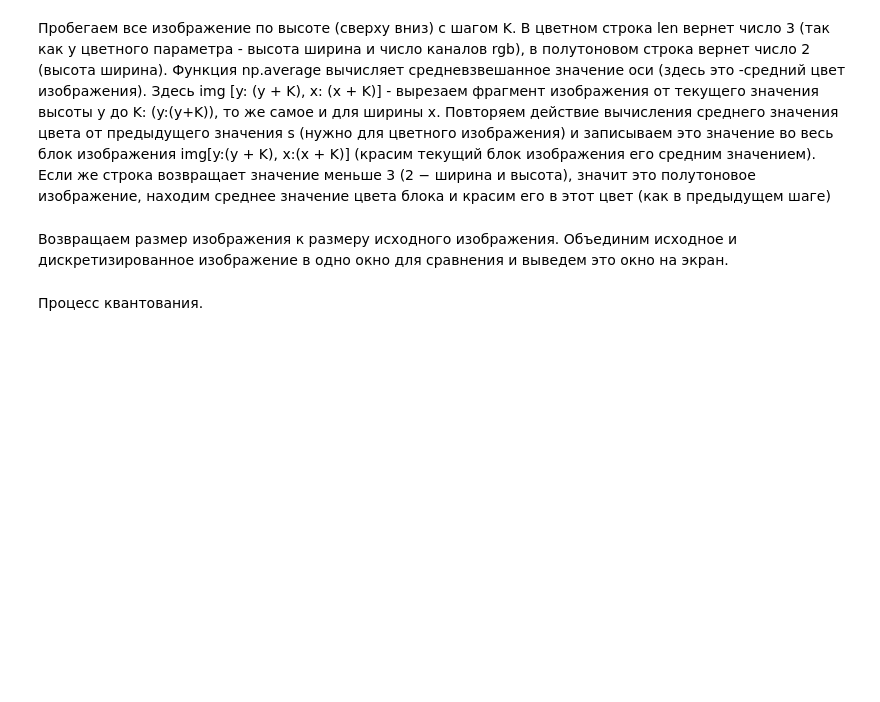
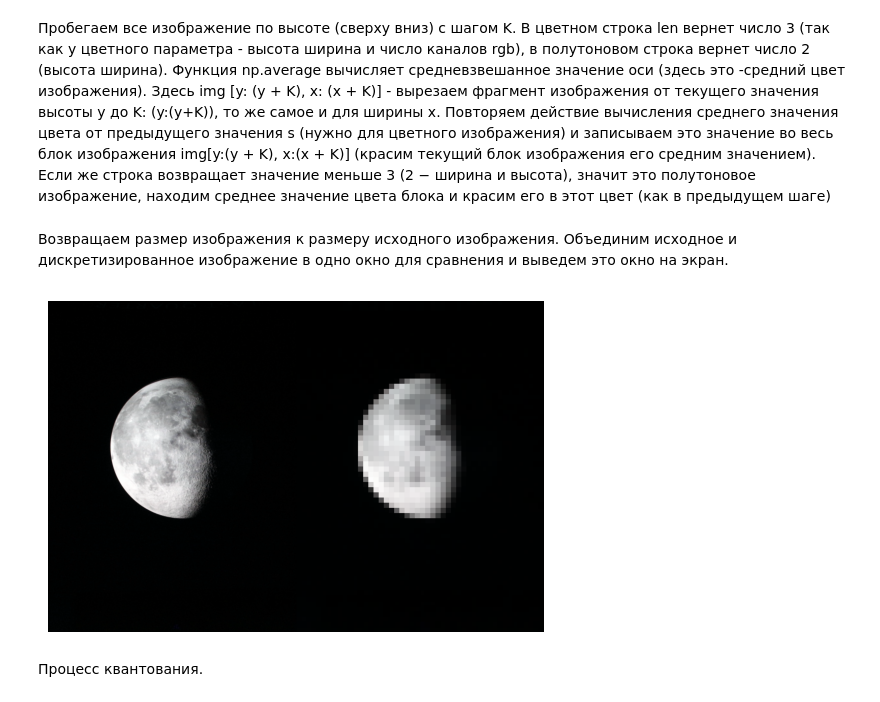
Before and after one commit to KuvshinChick/IRT_8, a Jupyter notebook: notebooks/Jupyter_Lab8_Ind.ipynb, the cells around one changed output. Saved outputs shown, nothing was run; the diff lists cells and outputs as text; code cells hidden in the pictures; blank space fills up the shorter version.

```diff
--- a/notebooks/Jupyter_Lab8_Ind.ipynb
+++ b/notebooks/Jupyter_Lab8_Ind.ipynb
@@ -48,9 +52,13 @@ for y in range(0, h - 1, K):
 # %%
 img = cv2.resize(img, (w1, h1))
 res = np.hstack((image, img))
-cv2.imshow("Discretization", res)
-cv2.waitKey(0)
-cv2.destroyAllWindows()
+plt.imshow(res)
+plt.axis("off");
+# cv2.imshow("Discretization", res)
+# cv2.waitKey(0)
+# cv2.destroyAllWindows()
+# %% [output]
+[figure, added]
 # %% [markdown]
 Процесс квантования.
 # %% [markdown]
```
Also changed, not shown: parts of 2 cells of this notebook, 3 other files.
